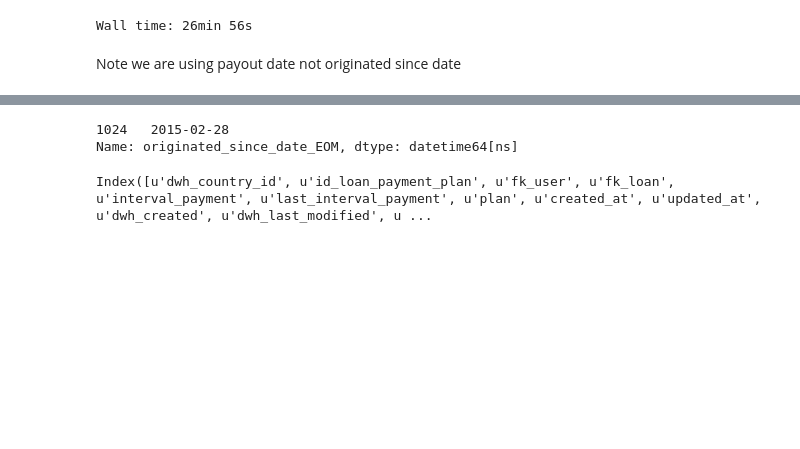
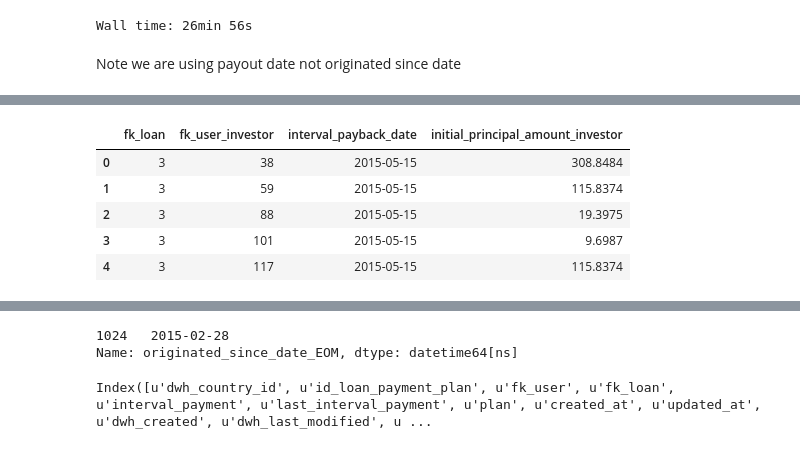
Before and after one commit to seanv507/IPython-Notebooks, a Jupyter notebook: returns01.ipynb, the cells around one changed output, grey strips where cells are left out. Cells and saved outputs as stored; diff of their text form; code cells hidden in the pictures; blank space fills up the shorter version.

```diff
--- a/returns01.ipynb
+++ b/returns01.ipynb
@@ -410,0 +417,9 @@ z1=actual_payments_combined[actual_payments_combined.iso_date==datetime.date(201
+# %%
+resid.head()
+# %% [output]
+|  | fk_loan | fk_user_investor | interval_payback_date | initial_principal_amount_investor |
+| 0 | 3 | 38 | 2015-05-15 | 308.8484 |
+| 1 | 3 | 59 | 2015-05-15 | 115.8374 |
+| 2 | 3 | 88 | 2015-05-15 | 19.3975 |
+| 3 | 3 | 101 | 2015-05-15 | 9.6987 |
+| 4 | 3 | 117 | 2015-05-15 | 115.8374 |
```
Also changed, not shown: parts of 44 cells of this notebook.
